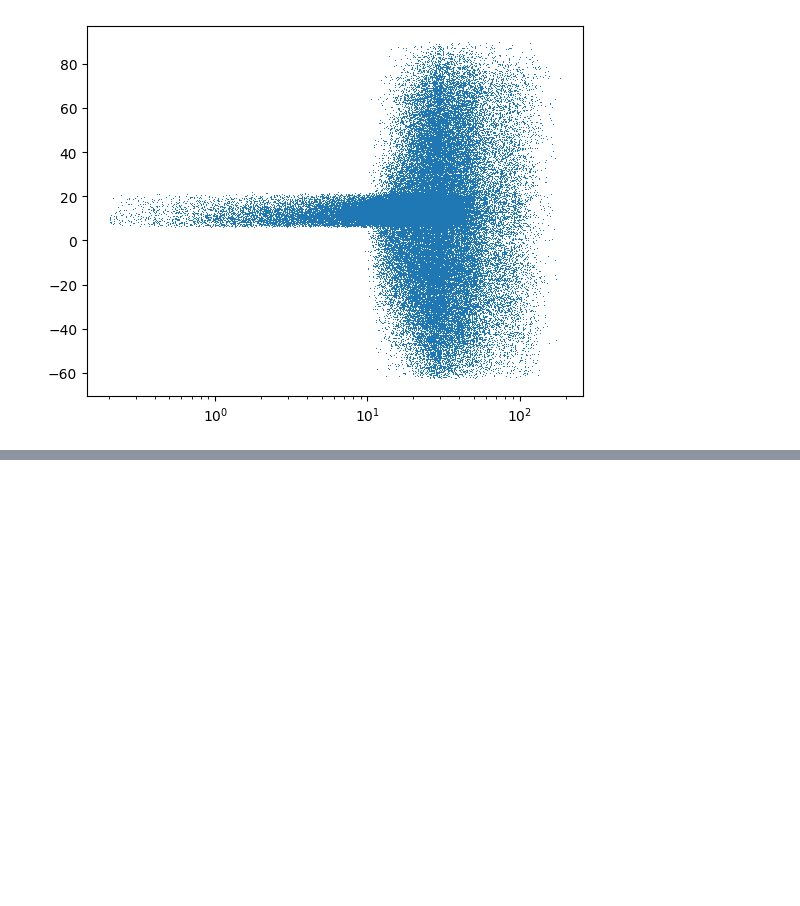
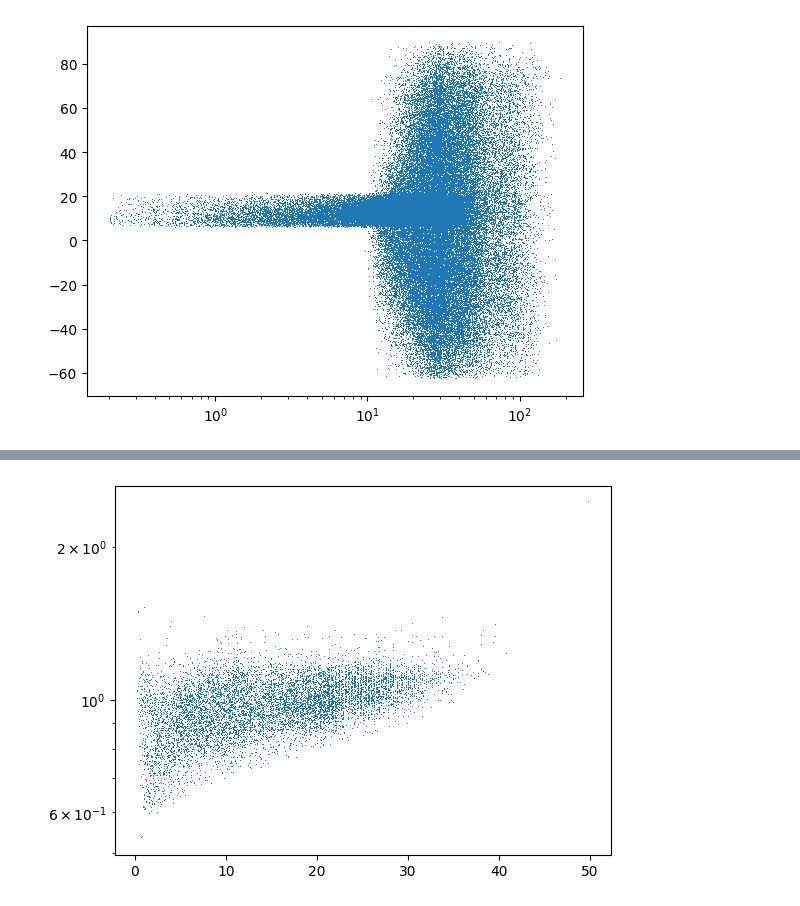
Before and after one commit to BelenKohl/SRMP, a Jupyter notebook: Nov28_kohl.ipynb, the cells around one changed output, grey strips where cells are left out. Drawn from its saved outputs; the diff is of its cells as text; code cells hidden in the pictures; blank space fills up the shorter version.

```diff
--- a/Nov28_kohl.ipynb
+++ b/Nov28_kohl.ipynb
@@ -34,0 +40,5 @@ plt.xscale('log')
+# %%
+plt.plot(df['Prot'],df['bp_rp'],',')
+plt.yscale('log')
+# %% [output]
+[figure, added]
```
Also changed, not shown: parts of 9 cells of this notebook.
